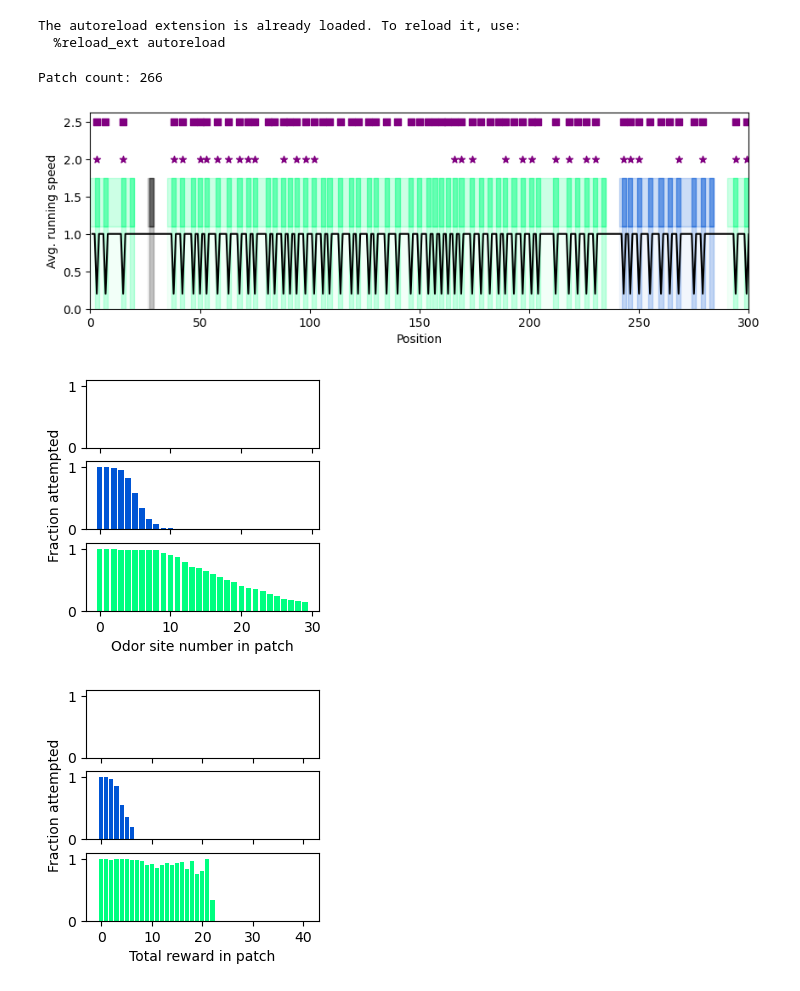
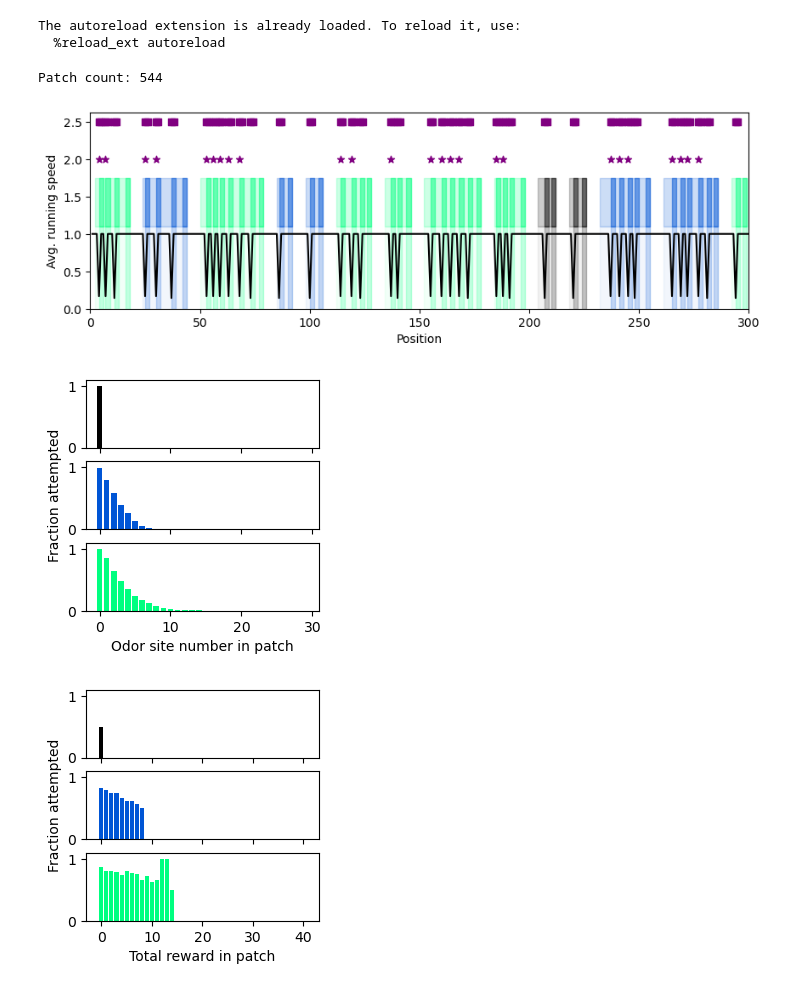
Before and after one commit to davidgbe/allen_patch_foraging_gym, a Jupyter notebook: code/notebooks/session_visualization_example.ipynb, the cells around one changed output. Cells and saved outputs as stored; diff of their text form; code cells hidden in the pictures.

```diff
--- a/code/notebooks/session_visualization_example.ipynb
+++ b/code/notebooks/session_visualization_example.ipynb
@@ -126,17 +126,17 @@ def plot_sesson(data_path, env_idx, update_num=None, xlim=None, max_reward_param
     axs[2].set_xlabel('Total reward in patch')
 # %%
 plot_sesson(
-    '../../results/fixed_odor_acc_reward_2025-02-09_18_56_19_657542_var_noise_0.0001_activity_weight_1.0/state',
+    '../../results/wsls_test_2025-03-07_11_01_56_334758/state',
     env_idx=0,
     xlim=(0, 300),
     max_reward_param=30,
     max_reward_sites=30,
 )
 # %% [output]
-Patch count: 266
+Patch count: 544
-[figure, old version]
+[figure, new version]
-[figure, old version]
+[figure, new version]
-[figure, old version]
+[figure, new version]
 # %%
 def plot_avg_stops_vs_reward_param(data_paths, update_num=None, max_reward_param=10, max_reward_sites=30, model_colors=None):
 
```
Also changed, not shown: parts of 1 cell of this notebook, 2 other files.
